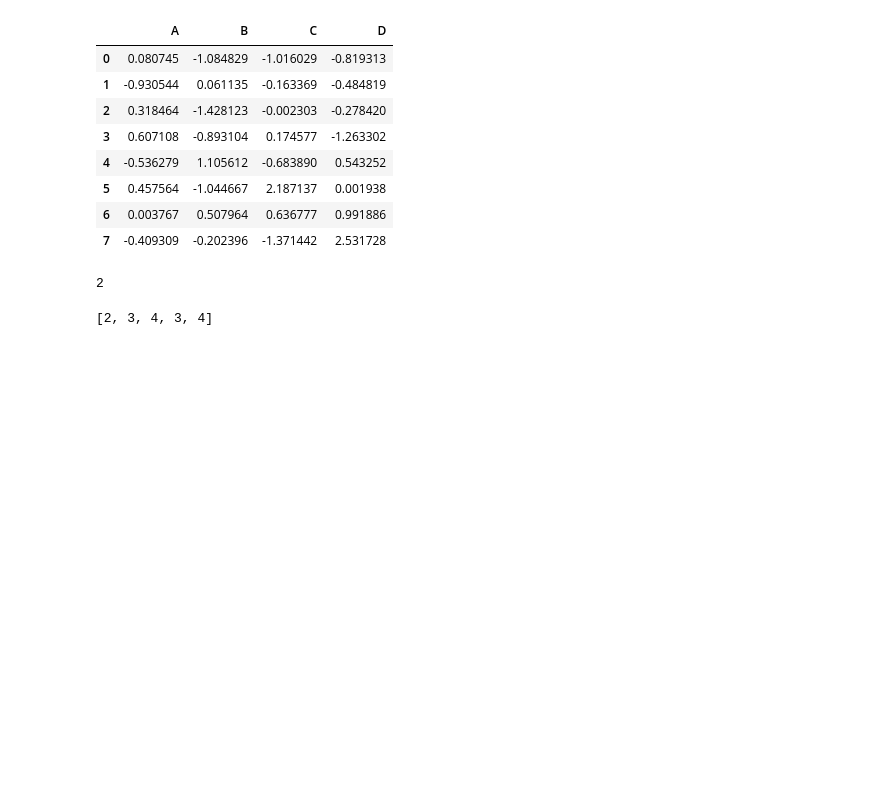
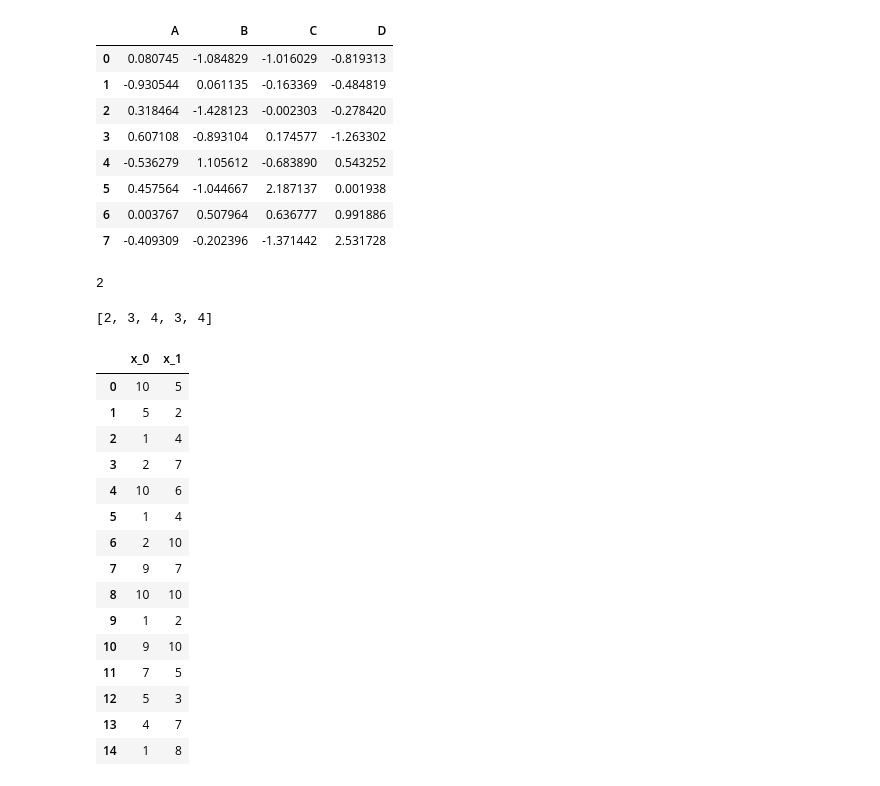
Before and after one commit to ai357060/model, a Jupyter notebook: sand.ipynb, the cells around one changed output. Saved outputs shown, nothing was run; the diff lists cells and outputs as text; code cells hidden in the pictures; blank space fills up the shorter version.

```diff
--- a/sand.ipynb
+++ b/sand.ipynb
@@ -243,3 +243,36 @@ a.append(4)
 a
 # %% [output]
 [2, 3, 4, 3, 4]
+# %%
+import pandas as pd
+import numpy as np
+
+np.random.seed(10)
+X = pd.DataFrame({
+    'x_0': np.random.randint(1, 11, 20),
+    'x_1': np.random.randint(1, 11, 20)
+})
+y = (X['x_0'] + X['x_1']).map(lambda x: 1 if x <= 10 else 0)
+# %%
+from sklearn.model_selection import train_test_split
+
+X_train, X_test, y_train, y_test = train_test_split(X, y, test_size=0.25, shuffle = False, random_state=1)
+# %%
+X_train
+# %% [output]
+|  | x_0 | x_1 |
+| 0 | 10 | 5 |
+| 1 | 5 | 2 |
+| 2 | 1 | 4 |
+| 3 | 2 | 7 |
+| 4 | 10 | 6 |
+| 5 | 1 | 4 |
+| 6 | 2 | 10 |
+| 7 | 9 | 7 |
+| 8 | 10 | 10 |
+| 9 | 1 | 2 |
+| 10 | 9 | 10 |
+| 11 | 7 | 5 |
+| 12 | 5 | 3 |
+| 13 | 4 | 7 |
+| 14 | 1 | 8 |
```
Also changed, not shown: 6 other files.
